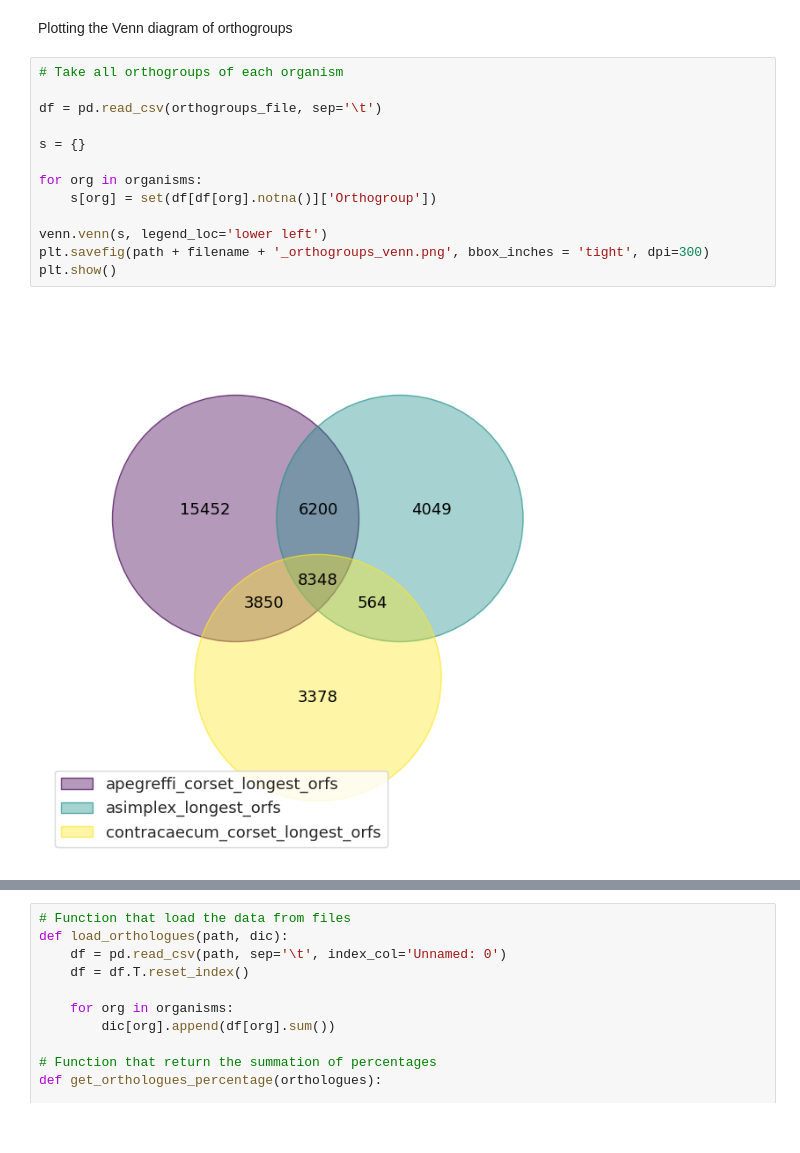
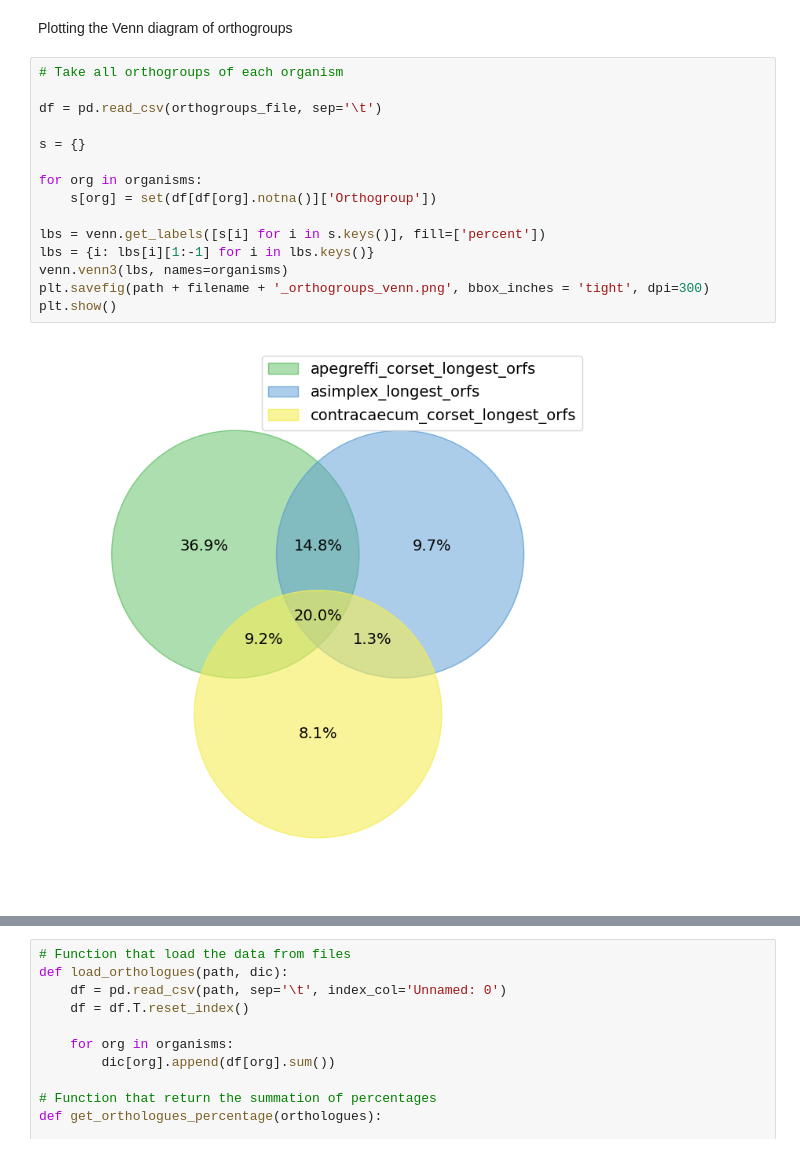
Before and after one commit to lorenzo-arcioni/BioSwiftAnalytics, a Jupyter notebook: Orthofinder-results-plot.ipynb, the cells around one changed output, grey strips where cells are left out. Saved outputs shown, nothing was run; the diff lists cells and outputs as text.

```diff
--- a/Orthofinder-results-plot.ipynb
+++ b/Orthofinder-results-plot.ipynb
@@ -41,15 +41,17 @@ Plotting the Venn diagram of orthogroups
 # %%
 # Take all orthogroups of each organism
 
 df = pd.read_csv(orthogroups_file, sep='\t')
 
 s = {}
 
 for org in organisms:
     s[org] = set(df[df[org].notna()]['Orthogroup'])
 
-venn.venn(s, legend_loc='lower left')
+lbs = venn.get_labels([s[i] for i in s.keys()], fill=['percent'])
+lbs = {i: lbs[i][1:-1] for i in lbs.keys()}
+venn.venn3(lbs, names=organisms)
 plt.savefig(path + filename + '_orthogroups_venn.png', bbox_inches = 'tight', dpi=300)
 plt.show()
 # %% [output]
-[figure, old version]
+[figure, new version]
```
Also changed, not shown: parts of 3 cells of this notebook.
